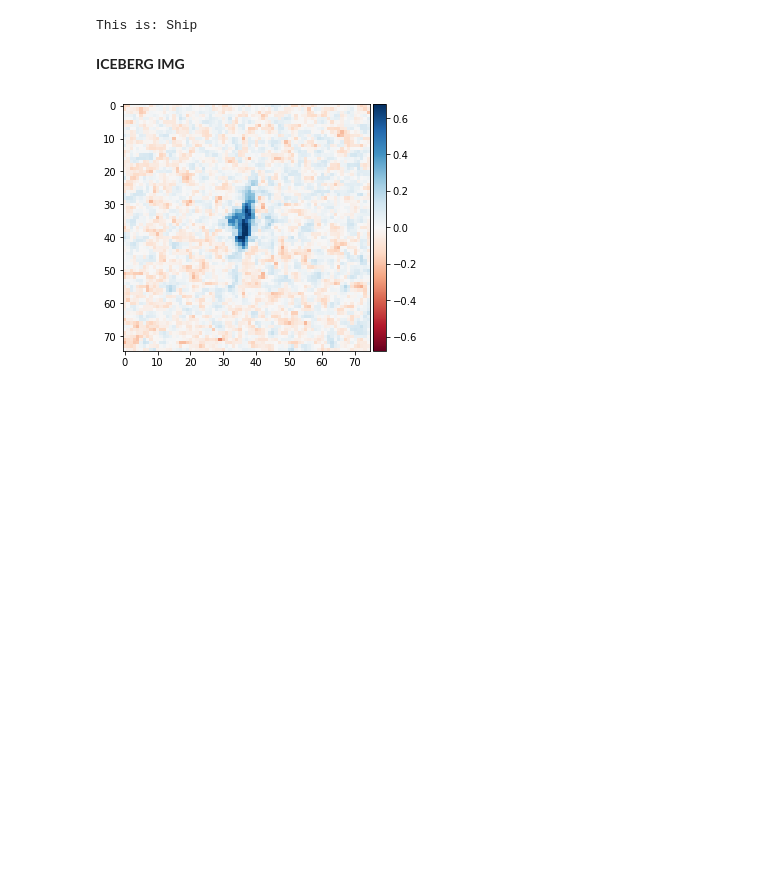
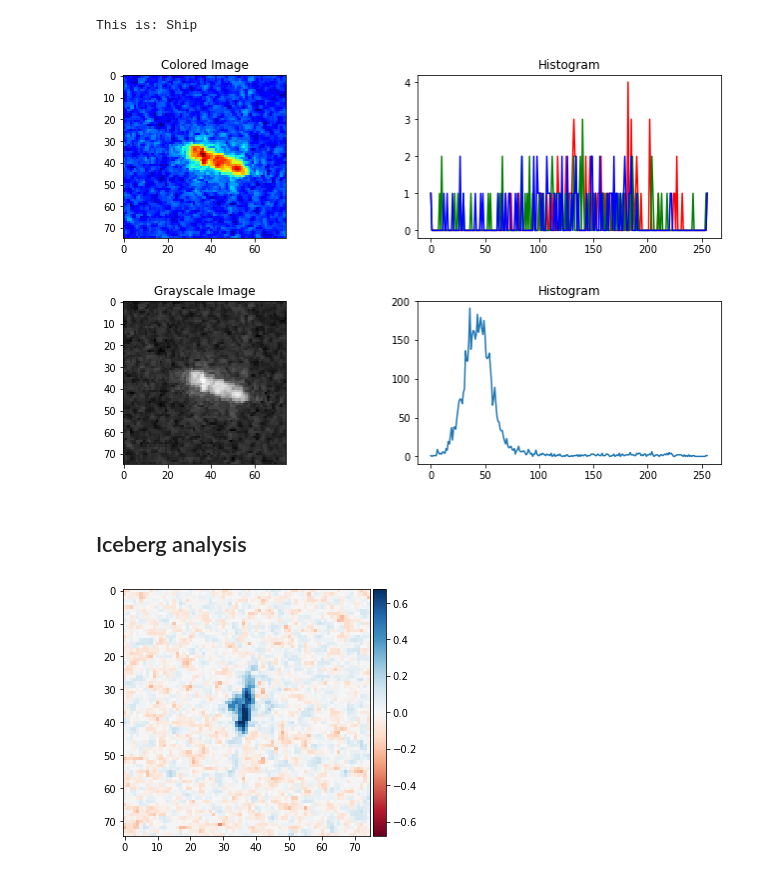
Before and after one commit to camillesauer/ClimateProject---E3, a Jupyter notebook: Data analysis/Data analysis.ipynb, the cells around one changed output. Drawn from its saved outputs; the diff is of its cells as text; code cells hidden in the pictures; blank space fills up the shorter version.

```diff
--- a/Data analysis/Data analysis.ipynb
+++ b/Data analysis/Data analysis.ipynb
@@ -41,5 +46,31 @@ print ('This is:',labels[int(Y_train[ix])])
 # %% [output]
 [figure]
 This is: Ship
-# %% [markdown]
- **ICEBERG IMG**
+# %%
+def imageHistG(image):
+    _, axis = plt.subplots(ncols=2, figsize=(12, 3))
+    if (image.ndim == 2):
+        # Grascale Image
+        axis[0].imshow(image, cmap=plt.get_cmap('gray'))
+        axis[1].set_title('Histogram')
+        axis[0].set_title('Grayscale Image')
+        hist = exposure.histogram(image)
+        axis[1].plot(hist[0])
+# %%
+def imageHist(image):
+    _, axis = plt.subplots(ncols=2, figsize=(12, 3))
+    if (image.ndim == 2):
+        # Color image
+        axis[0].imshow(image, cmap='jet')
+        axis[1].set_title('Histogram')
+        axis[0].set_title('Colored Image')
+        rgbcolors = ['red', 'green', 'blue']
+        for i, mycolor in enumerate(rgbcolors):
+            axis[1].plot(exposure.histogram(image[...,i])[0], color=mycolor)
+# %%
+ix = 100
+imageHist(X_train[ix,:,:,2])
+imageHistG(X_train[ix,:,:,2])
+# %% [output]
+[figure, added]
+[figure, added]
@@ -46 +89,3 @@ This is: Ship
+# %% [markdown]
+## Iceberg analysis
 # %%
```
Also changed, not shown: parts of 38 cells of this notebook, 3 other files.
